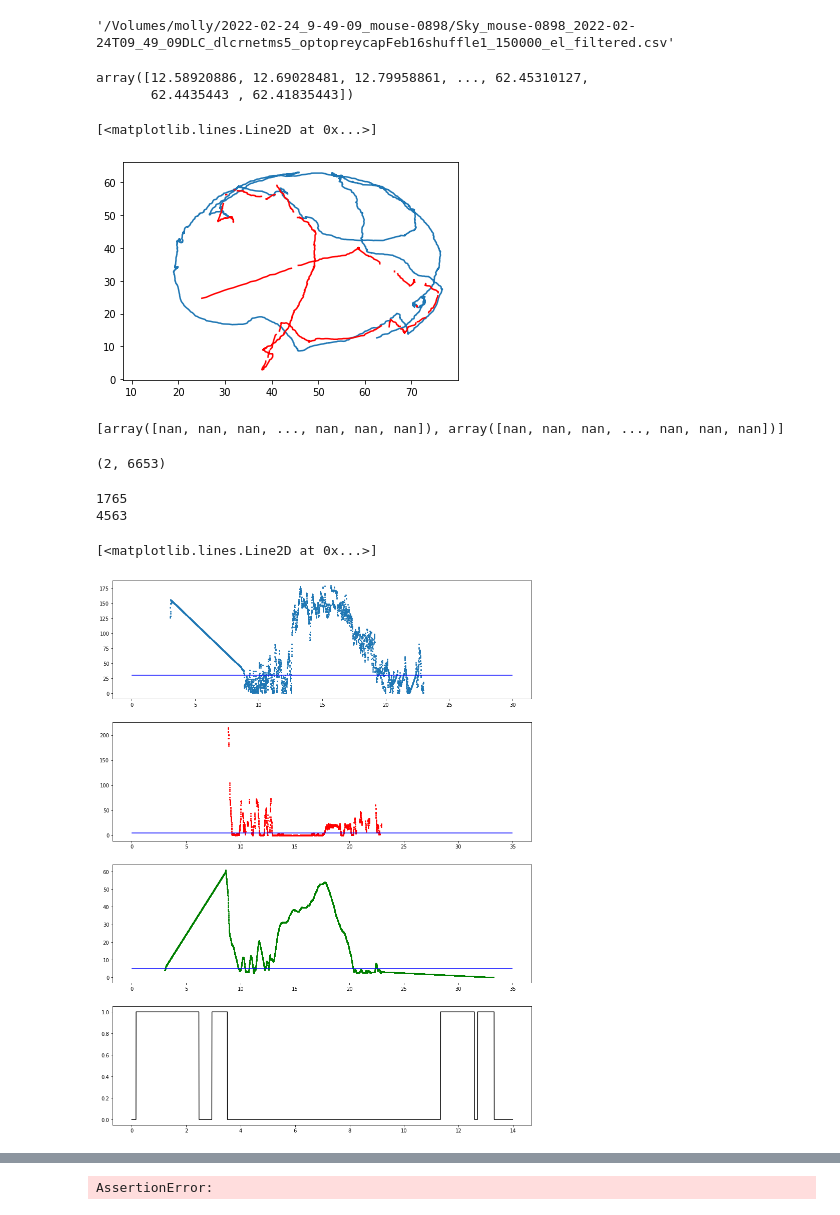
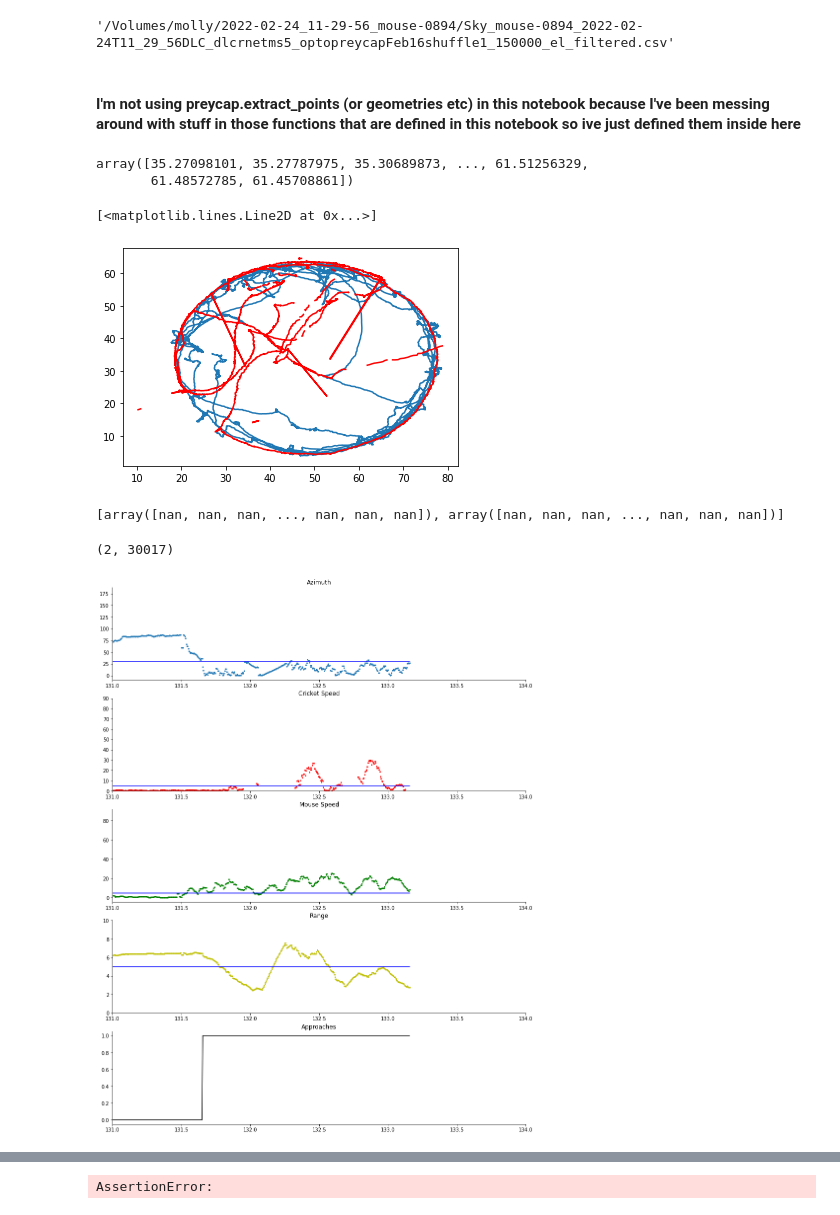
Before and after one commit to wehr-lab/Prey_Capture_Python, a Jupyter notebook: notebooks/calculatemetrics.ipynb, the cells around one changed output, grey strips where cells are left out. Drawn from its saved outputs; the diff is of its cells as text; code cells hidden in the pictures.

```diff
--- a/notebooks/calculatemetrics.ipynb
+++ b/notebooks/calculatemetrics.ipynb
@@ -11,43 +11,71 @@ file='/Volumes/molly/2022-02-24_9-49-09_mouse-0898/Sky_mouse-0898_2022-02-24T09_
+# %%
+## Test file that I was running this on where I ran into most of the issues, this maps it to my folder on KittyCC but all of the data are on ionas rn
+file='/Volumes/molly/2022-02-24_11-29-56_mouse-0894/Sky_mouse-0894_2022-02-24T11_29_56DLC_dlcrnetms5_optopreycapFeb16shuffle1_150000_el_filtered.csv'
 # %%
 file
 # %% [output]
-'/Volumes/molly/2022-02-24_9-49-09_mouse-0898/Sky_mouse-0898_2022-02-24T09_49_09DLC_dlcrnetms5_optopreycapFeb16shuffle1_150000_el_filtered.csv'
+'/Volumes/molly/2022-02-24_11-29-56_mouse-0894/Sky_mouse-0894_2022-02-24T11_29_56DLC_dlcrnetms5_optopreycapFeb16shuffle1_150000_el_filtered.csv'
+# %% [markdown]
+#### I'm not using preycap.extract_points (or geometries etc) in this notebook because I've been messing around with stuff in those functions that are defined in this notebook so ive just defined them inside here
 # %%
-mouse_xy, cricket_p, cricket_xy, rear_xy, lear_xy, headbase_xy=preycap.extract_points(file, ['Rear','Lear', 'anteriorC', 'posteriorC', 'headbase'])
+mouse_xy, cricket_p, cricket_xy, rear_xy, lear_xy, headbase_xy=extract_points(file, ['Rear','Lear', 'anteriorC', 'posteriorC', 'headbase'], startonly=False)
 # %%
 mouse_xy[1]
 # %% [output]
-array([12.58920886, 12.69028481, 12.79958861, ..., 62.45310127,
-       62.4435443 , 62.41835443])
+array([35.27098101, 35.27787975, 35.30689873, ..., 61.51256329,
+       61.48572785, 61.45708861])
 # %%
 plt.plot(mouse_xy[0], mouse_xy[1])
 plt.plot(cricket_xy[0], cricket_xy[1], color='r')
 # %% [output]
 [<matplotlib.lines.Line2D at 0x...>]
-[figure, old version]
+[figure, new version]
 # %%
 print(cricket_xy)
 np.shape(cricket_xy)
 # %% [output]
 [array([nan, nan, nan, ..., nan, nan, nan]), array([nan, nan, nan, ..., nan, nan, nan])]
-(2, 6653)
+(2, 30017)
 # %%
-dist, cricket_spd, mouse_spd, az= preycap.geometries(mouse_xy, cricket_xy, rear_xy, lear_xy, headbase_xy, cricket_p)
+dist, cricket_spd, mouse_spd, az= geometries(mouse_xy, cricket_xy, rear_xy, lear_xy, headbase_xy, cricket_p)
-# %% [output]
-1765
-4563
 # %%
 # plt.plot(mouse_spd)
+fr=200
 fig=plt.figure(figsize=(15,20))
-ax1,ax2,ax3,ax4=fig.subplots(4,1)
+ax1,ax2,ax3,ax4, ax5=fig.subplots(5,1)
 ax1.plot(np.arange(0,len(az))/200,az, linestyle='', marker='o', markersize=2)
-ax1.hlines(y=30, xmin=0,xmax=6000/200, color='b')
+ax1.hlines(y=30, xmin=0,xmax=len(az)/fr, color='b')
+ax1.set_title('Azimuth')
+ax1.set_xlim(131,134)
+# ax1.set_xlim(0,len(az)/fr)
+# ax1.set_xticks(np.arange(0,len(az)/fr,10))
 # ax1.hlines(y=-30, xmin=0,xmax=6000/200,color='b')
 ax2.plot(np.arange(0,len(cricket_spd))/200,cricket_spd, linestyle='', marker='o', markersize=2, color='r')
-ax2.hlines(y=5, xmin=0,xmax=7000/200,color='b')
-ax3.plot(np.arange(0,len(dist))/200,dist, linestyle='', marker='o', markersize=2, color='g')
-ax3.hlines(y=5, xmin=0,xmax=7000/200,color='b')
-ax4.plot(np.arange(0,len(approach))/200,approach, color='black')
+ax2.hlines(y=5, xmin=0,xmax=len(cricket_spd)/fr,color='b')
+ax2.set_title('Cricket Speed')
+ax2.set_ylim(0,90)
+ax2.set_xlim(131,134)
+# ax2.set_xlim(0,len(cricket_spd)/fr)
+# ax2.set_xticks(np.arange(0,len(cricket_spd)/fr,10))
+ax3.plot(np.arange(0,len(mouse_spd))/200,mouse_spd, linestyle='', marker='o', markersize=2, color='g')
+ax3.hlines(y=5, xmin=0,xmax=len(mouse_spd)/fr,color='b')
+ax3.set_xlim(131,134)
+ax3.set_title('Mouse Speed')
+# ax3.set_xlim(0,len(mouse_spd)/fr)
+# ax3.set_xticks(np.arange(0,len(mouse_spd)/fr,10))
+ax4.plot(np.arange(0,len(dist))/fr,dist, linestyle='', marker='o', markersize=2, color='y')
+ax4.set_xlim(131,134)
+ax4.set_ylim(0,10)
+ax4.set_title('Range')
+ax4.hlines(y=5, xmin=0,xmax=len(dist)/fr,color='b')
+# ax4.set_xlim(0,len(dist)/fr)
+# ax4.set_xticks(np.arange(0,len(dist)/fr,10))
+# ax3.set_xlim(6,25)
+ax5.plot(np.arange(0,len(approach))/fr,approach, color='black')
+ax5.set_title('Approaches')
+ax5.set_xlim(131,134)
+# ax5.set_xlim(0,len(dist)/fr)
+# ax5.set_xticks(np.arange(0,len(dist)/fr,10))
+sns.despine()
 # %% [output]
-[<matplotlib.lines.Line2D at 0x...>]
-[figure, old version]
+[figure, new version]
```
Also changed, not shown: parts of 28 cells of this notebook, 1 other file.
